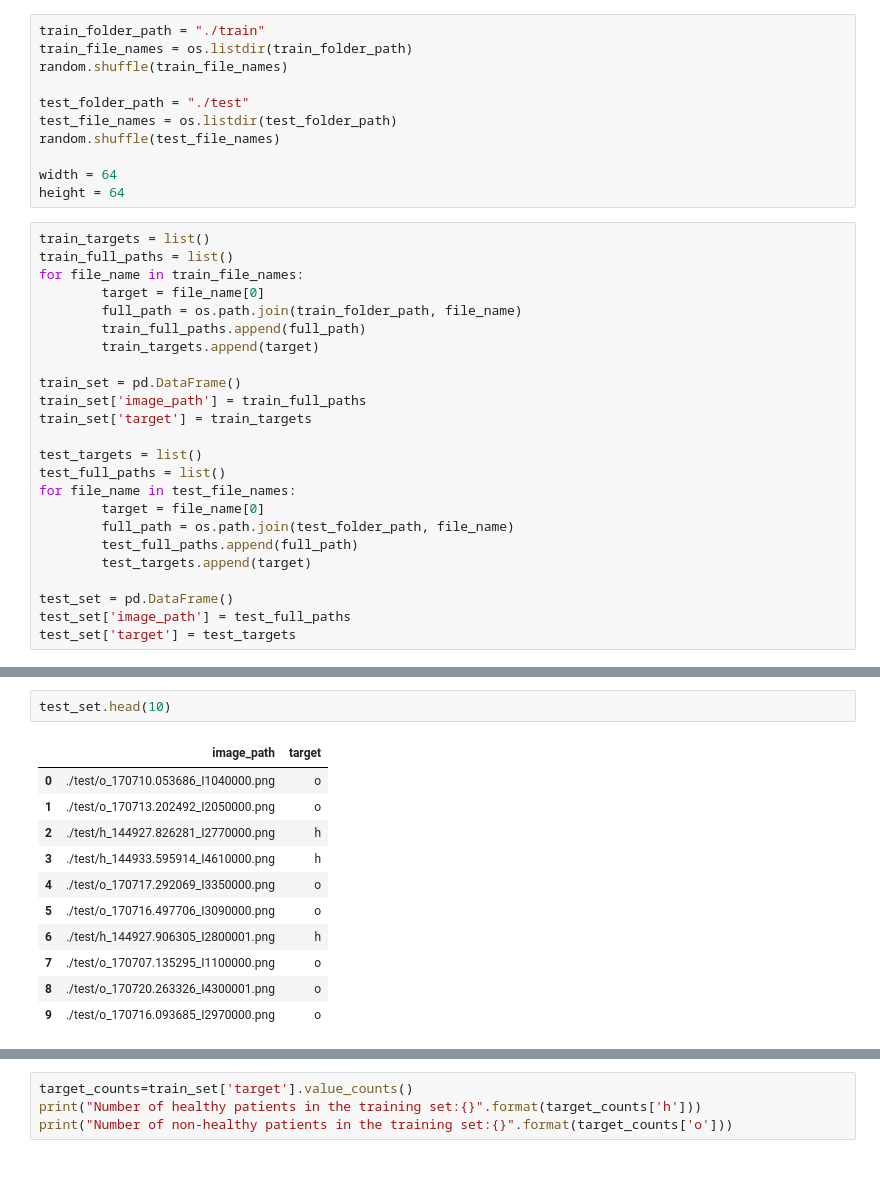
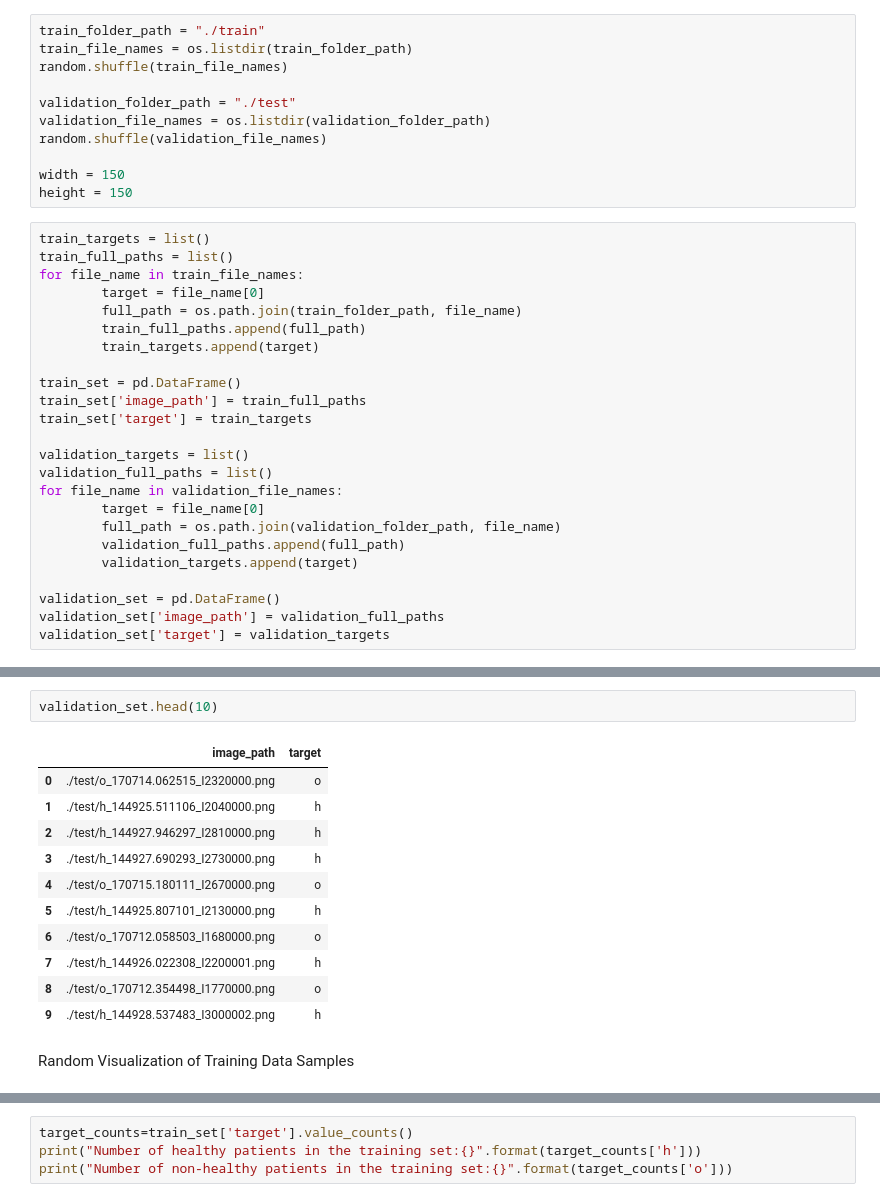
Before and after one commit to inf-covid19/lung-segmentation, a Jupyter notebook: classification/CNN.ipynb, the cells around one changed output, grey strips where cells are left out. Drawn from its saved outputs; the diff is of its cells as text; blank space fills up the shorter version.

Commit message:
Add files via upload
new version of the first test realized, with some corrections and improvements.

```diff
--- a/classification/CNN.ipynb
+++ b/classification/CNN.ipynb
@@ -27,12 +29,12 @@ train_folder_path = "./train"
 train_file_names = os.listdir(train_folder_path)
 random.shuffle(train_file_names)
 
-test_folder_path = "./test"
-test_file_names = os.listdir(test_folder_path)
-random.shuffle(test_file_names)
+validation_folder_path = "./test"
+validation_file_names = os.listdir(validation_folder_path)
+random.shuffle(validation_file_names)
 
-width = 64
-height = 64
+width = 150
+height = 150
 # %%
 train_targets = list()
 train_full_paths = list()
@@ -46,17 +48,17 @@ train_set = pd.DataFrame()
 train_set['image_path'] = train_full_paths
 train_set['target'] = train_targets
 
-test_targets = list()
-test_full_paths = list()
-for file_name in test_file_names:
+validation_targets = list()
+validation_full_paths = list()
+for file_name in validation_file_names:
         target = file_name[0]
-        full_path = os.path.join(test_folder_path, file_name)
-        test_full_paths.append(full_path)
-        test_targets.append(target)
+        full_path = os.path.join(validation_folder_path, file_name)
+        validation_full_paths.append(full_path)
+        validation_targets.append(target)
 
-test_set = pd.DataFrame()
-test_set['image_path'] = test_full_paths
-test_set['target'] = test_targets
+validation_set = pd.DataFrame()
+validation_set['image_path'] = validation_full_paths
+validation_set['target'] = validation_targets
 # %%
 train_set.head(10)
 # %% [output]
@@ -74,14 +76,16 @@ train_set.head(10)
 # %%
-test_set.head(10)
+validation_set.head(10)
 # %% [output]
 |  | image_path | target |
-| 0 | ./test/o_170710.053686_I1040000.png | o |
-| 1 | ./test/o_170713.202492_I2050000.png | o |
-| 2 | ./test/h_144927.826281_I2770000.png | h |
-| 3 | ./test/h_144933.595914_I4610000.png | h |
-| 4 | ./test/o_170717.292069_I3350000.png | o |
-| 5 | ./test/o_170716.497706_I3090000.png | o |
-| 6 | ./test/h_144927.906305_I2800001.png | h |
-| 7 | ./test/o_170707.135295_I1100000.png | o |
-| 8 | ./test/o_170720.263326_I4300001.png | o |
-| 9 | ./test/o_170716.093685_I2970000.png | o |
+| 0 | ./test/o_170714.062515_I2320000.png | o |
+| 1 | ./test/h_144925.511106_I2040000.png | h |
+| 2 | ./test/h_144927.946297_I2810000.png | h |
+| 3 | ./test/h_144927.690293_I2730000.png | h |
+| 4 | ./test/o_170715.180111_I2670000.png | o |
+| 5 | ./test/h_144925.807101_I2130000.png | h |
+| 6 | ./test/o_170712.058503_I1680000.png | o |
+| 7 | ./test/h_144926.022308_I2200001.png | h |
+| 8 | ./test/o_170712.354498_I1770000.png | o |
+| 9 | ./test/h_144928.537483_I3000002.png | h |
+# %% [markdown]
+Random Visualization of Training Data Samples
```
Also changed, not shown: parts of 21 cells of this notebook.
